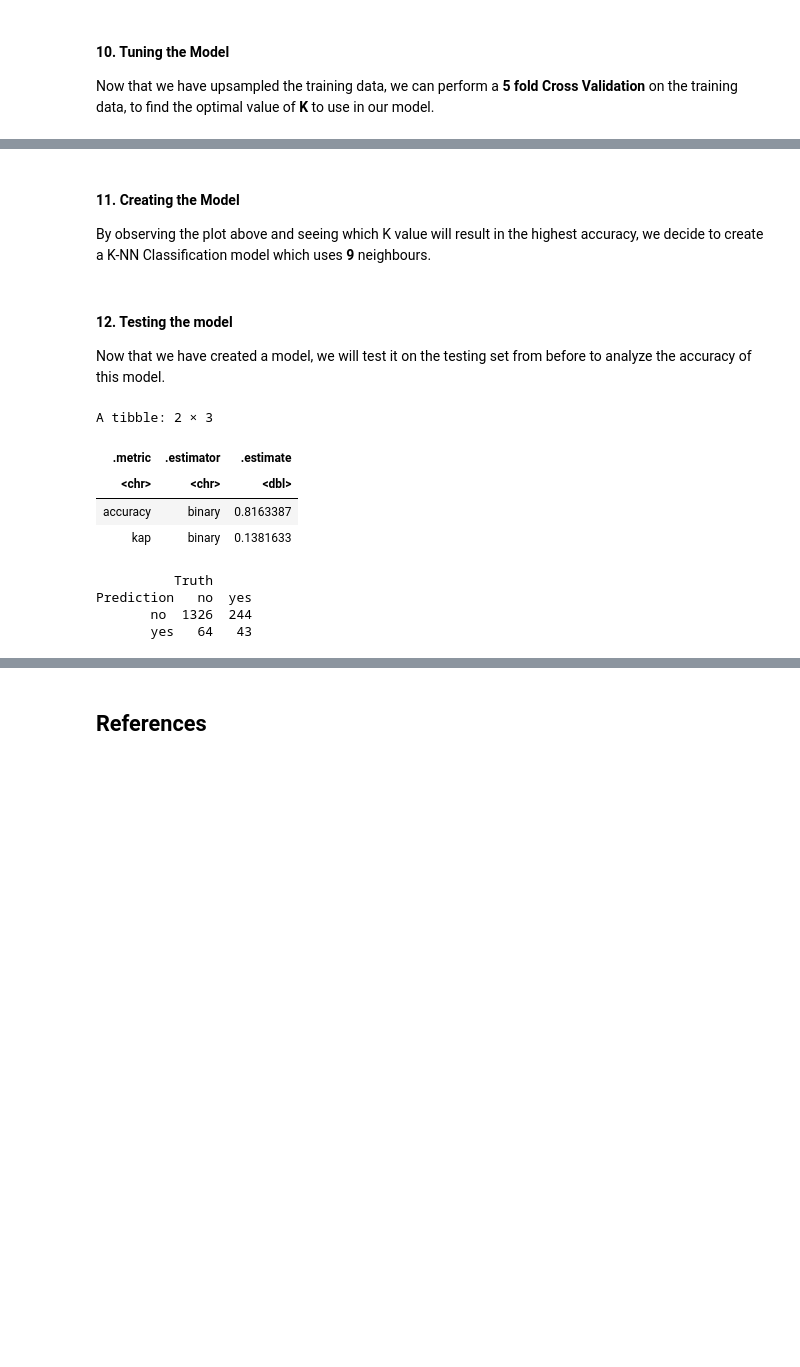
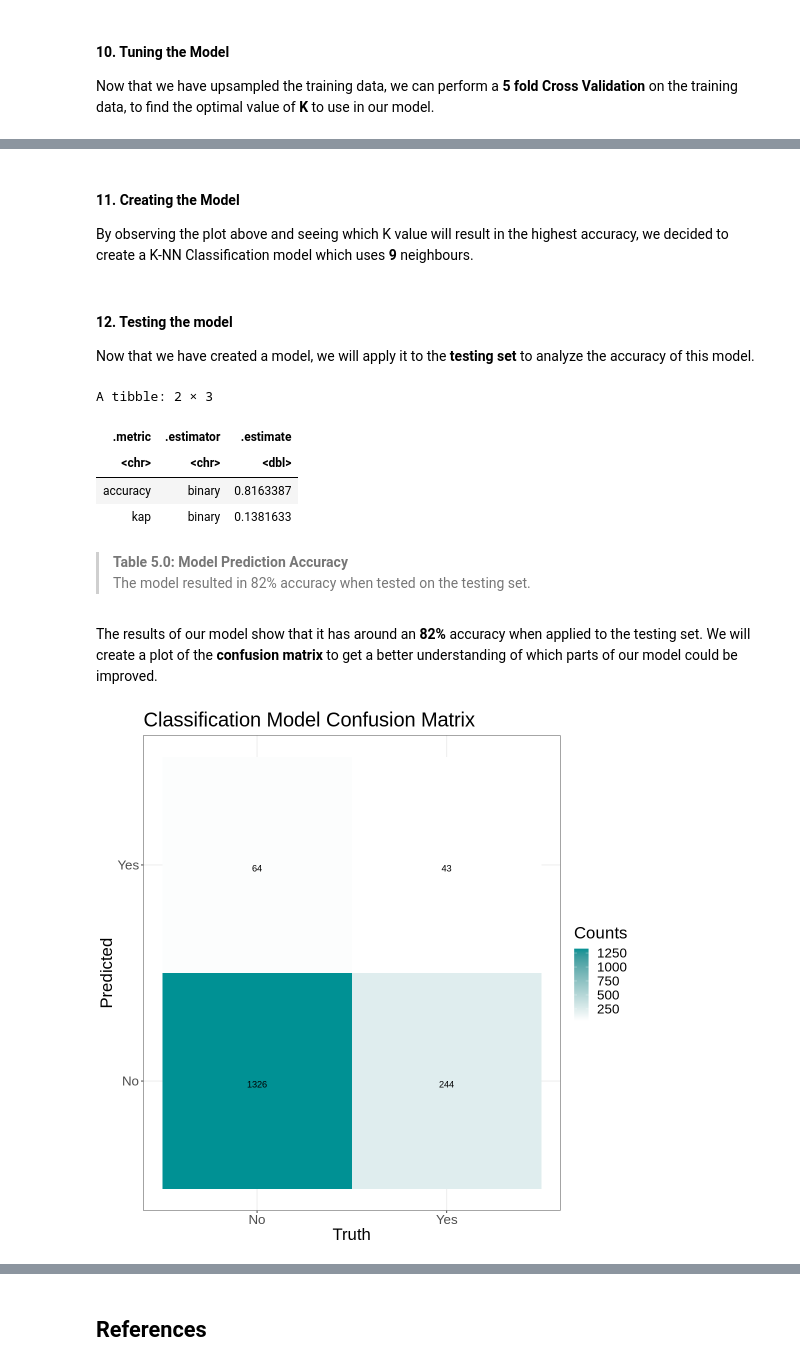
Before and after one commit to LotsaChai/toy-ds-project, a Jupyter notebook: DSCI Group Project Report Temp.ipynb, the cells around one changed output, grey strips where cells are left out. Cells and saved outputs as stored; diff of their text form; code cells hidden in the pictures; blank space fills up the shorter version.

```diff
--- a/DSCI Group Project Report Temp.ipynb
+++ b/DSCI Group Project Report Temp.ipynb
@@ -362,5 +394,5 @@ cross_val_plot
 # %% [markdown]
 #### 11. Creating the Model
 
-By observing the plot above and seeing which K value will result in the highest accuracy, we decide to create a K-NN Classification model which uses **9** neighbours.
+By observing the plot above and seeing which K value will result in the highest accuracy, we decided to create a K-NN Classification model which uses **9** neighbours.
 # %%
@@ -375,26 +409,51 @@ speed_dating_fit <- workflow() |>
 # %% [markdown]
 #### 12. Testing the model
 
-Now that we have created a model, we will test it on the testing set from before to analyze the accuracy of this model.
+Now that we have created a model, we will apply it to the **testing set** to analyze the accuracy of this model.
 # %%
+# Predicting the classes of the testing set using the model we fit earlier
 predictions <- predict(speed_dating_fit, speed_dating_test) |>
     bind_cols(speed_dating_test)
 
+# Collecting the metrics of the predictions
 accuracies <- predictions |>
     metrics(truth = Match, estimate = .pred_class)
 
-accuracy_matrix <- predictions |>
-    conf_mat(truth = Match, estimate = .pred_class)
-
 accuracies
-accuracy_matrix
 # %% [output]
 A tibble: 2 × 3
 | .metric | .estimator | .estimate |
 | <chr> | <chr> | <dbl> |
 | accuracy | binary | 0.8163387 |
 | kap | binary | 0.1381633 |
-          Truth
-Prediction   no  yes
-       no  1326  244
-       yes   64   43
+# %% [markdown]
+> **Table 5.0: Model Prediction Accuracy** <br />
+> The model resulted in 82% accuracy when tested on the testing set.
+# %% [markdown]
+The results of our model show that it has around an **82%** accuracy when applied to the testing set. We will create a plot of the **confusion matrix** to get a better understanding of which parts of our model could be improved.
+# %%
+options(repr.plot.width=9, repr.plot.height=9)
+
+# Creating a confusion matrix of our predictions
+accuracy_matrix <- predictions |>
+    conf_mat(truth = Match, estimate = .pred_class)
+
+# Making a table from the confusion matrix
+true_class <- factor(c("Yes", "Yes", "No", "No"))
+predicted_class <- factor(c("Yes", "No", "Yes", "No"))
+counts <- c(43, 244, 64, 1326) # Values found by observing result of using conf_mat on the predictions
+
+matrix_table <- tibble(Truth = true_class,
+                       Predicted = predicted_class,
+                       Counts = counts)
+
+# Plotting the confusion matrix
+matrix_table |> ggplot(aes(x = Truth, y = Predicted, fill = Counts)) +
+    geom_tile() +
+    geom_text(aes(label = Counts), vjust = 1) +
+    scale_fill_gradient(low = "white", high = "#009194") +
+    theme_bw() +
+    theme(text = element_text(size = 20)) +
+    ggtitle("Classification Model Confusion Matrix")
+# %% [output]
+[figure, added]
```
Also changed, not shown: parts of 39 cells of this notebook, 1 other file.
